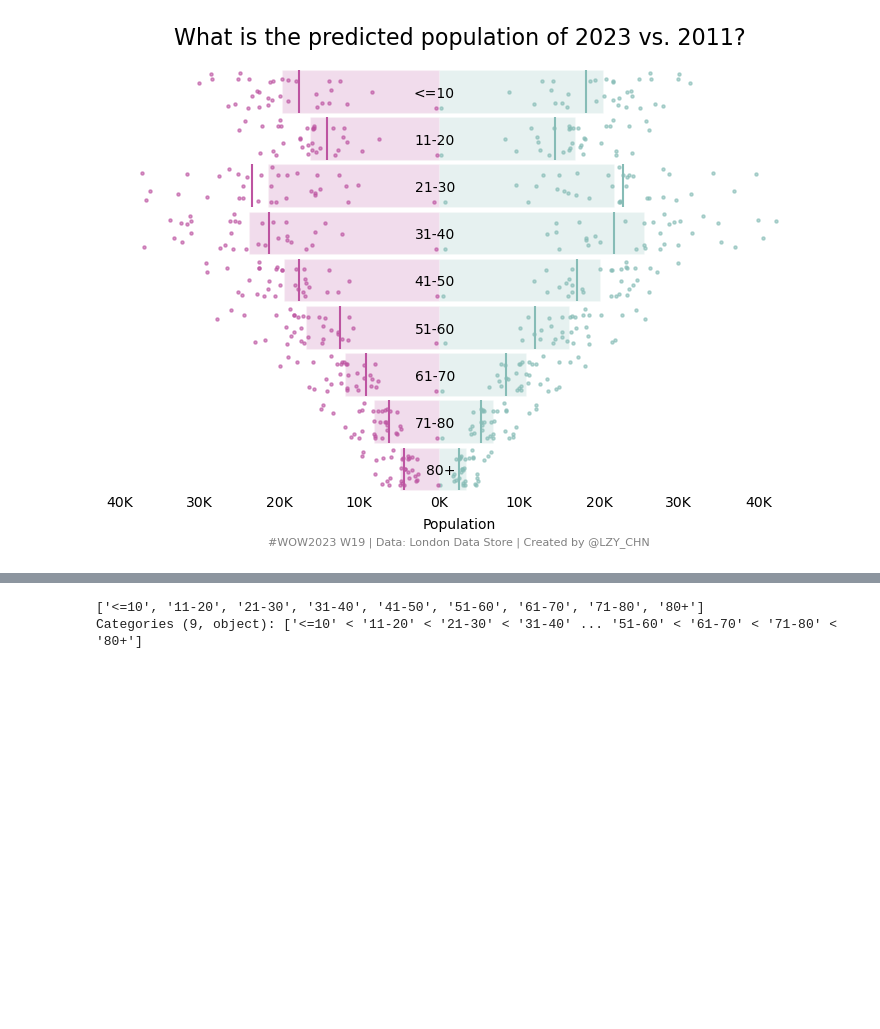
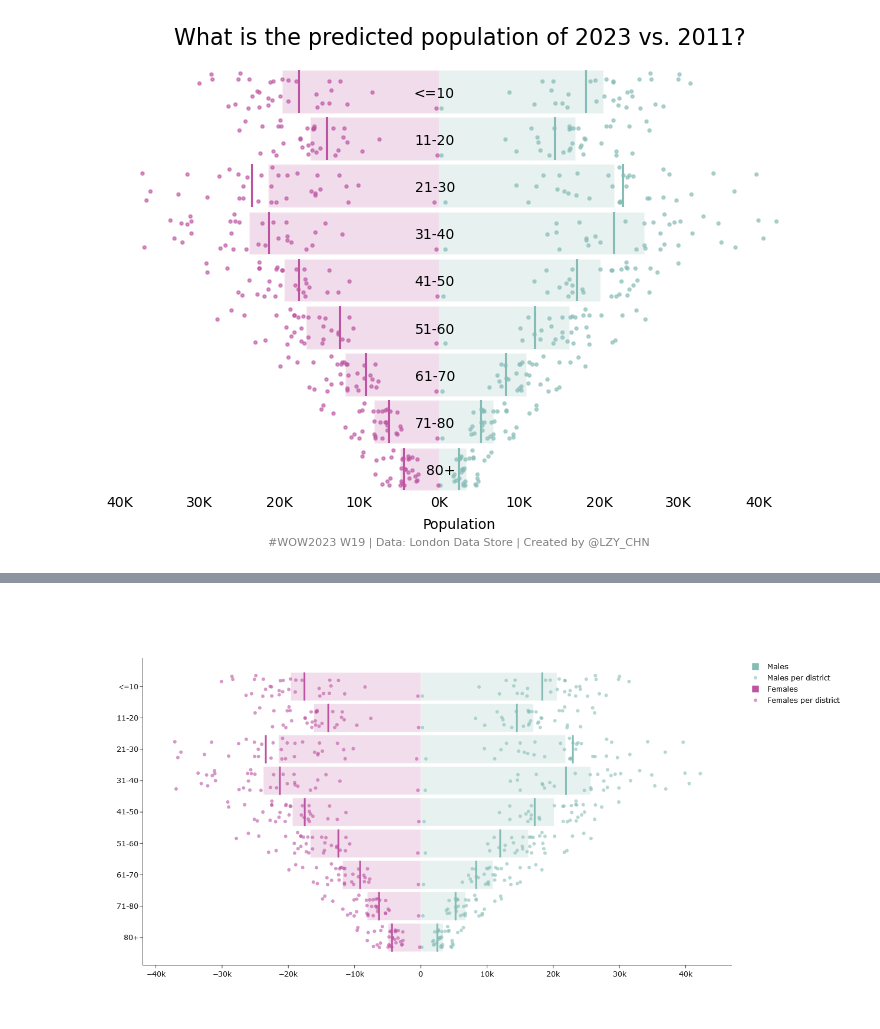
Before and after one commit to chenyulue/WorkoutWednesday, a Jupyter notebook: notebooks/2023w19tab.ipynb, the cells around one changed output, grey strips where cells are left out. Drawn from its saved outputs; the diff is of its cells as text; code cells hidden in the pictures; blank space fills up the shorter version.

Commit message:
2023w19tab by plotly

```diff
--- a/notebooks/2023w19tab.ipynb
+++ b/notebooks/2023w19tab.ipynb
@@ -125,5 +131,59 @@ p.show()
 # %%
-data_joined['age_level'].unique()
+# Another try with plotly
+import plotly.graph_objects as go
+
+fig = go.Figure()
+
+colors = {'Males': '#86BCB6',
+          'Females': '#BD54A1'}
+width=0.9
+
+for gender in genders:
+    # Add some jitter to the age level
+    offset = 0.8
+    unique_districts = data_selected[f'{gender}'].reset_index()['district'].unique()
+    jitter = pd.DataFrame({'district': unique_districts,
+                           'jitter': np.random.default_rng(123).uniform(
+                               offset*(-width/2), offset*(width/2), len(unique_districts))})
+
+    df = data_selected[f'{gender}'].reset_index().merge(jitter, on='district')
+    age_level = df['age_level'].unique()
+    age_pos = pd.DataFrame({'age_level': age_level,
+                            'age_pos': np.arange(0, len(age_level))})
+    df = df.merge(age_pos, on='age_level')
+
+    # Add bar chart
+    ys = np.arange(0, len(data_selected[f'{gender}_avg'].index))
+    xs = data_selected[f'{gender}_avg'][primary_year]
+    if gender == 'Females':
+        xs = -xs
+    fig.add_bar(x=xs, y=ys, orientation='h', name=gender, offset=-width/2,
+                marker_color=colors[gender], marker_opacity=0.2,
+                width=width)
+
+    xs = df[primary_year]
+    ys = df['age_pos'] + df['jitter']
+    if gender == 'Females':
+        xs = -xs
+    fig.add_scatter(x=xs, y=ys, mode='markers', name=f'{gender} per district',
+                    marker_color=colors[gender], marker_opacity=0.6)
+
+    # Add average population for the secondary year
+    for ypos in np.arange(0, len(data_selected[f'{gender}_avg'].index)):
+        xpos = data_selected[f'{gender}_avg'][secondary_year][ypos]
+        if gender == 'Females':
+            xpos = -xpos
+        fig.add_shape(type='line', xref='x', yref='y',
+                      x0=xpos, y0=ypos-width/2,
+                      x1=xpos, y1=ypos+width/2,
+                      line_color=colors[gender],
+                      line_width=3, opacity=1)
+
+
+fig.update_layout(template='simple_white', width=1200, height=700)
+fig.update_yaxes(range=[-0.7, 9], autorange='reversed',
+                 ticktext=list(data_selected[f'{gender}_avg'].index),
+                 tickvals=np.arange(0, len(data_selected[f'{gender}_avg'].index)))
+fig.show()
 # %% [output]
-['<=10', '11-20', '21-30', '31-40', '41-50', '51-60', '61-70', '71-80', '80+']
-Categories (9, object): ['<=10' < '11-20' < '21-30' < '31-40' ... '51-60' < '61-70' < '71-80' < '80+']
+[figure, added]
```
Also changed, not shown: parts of 1 cell of this notebook, 1 other file.
